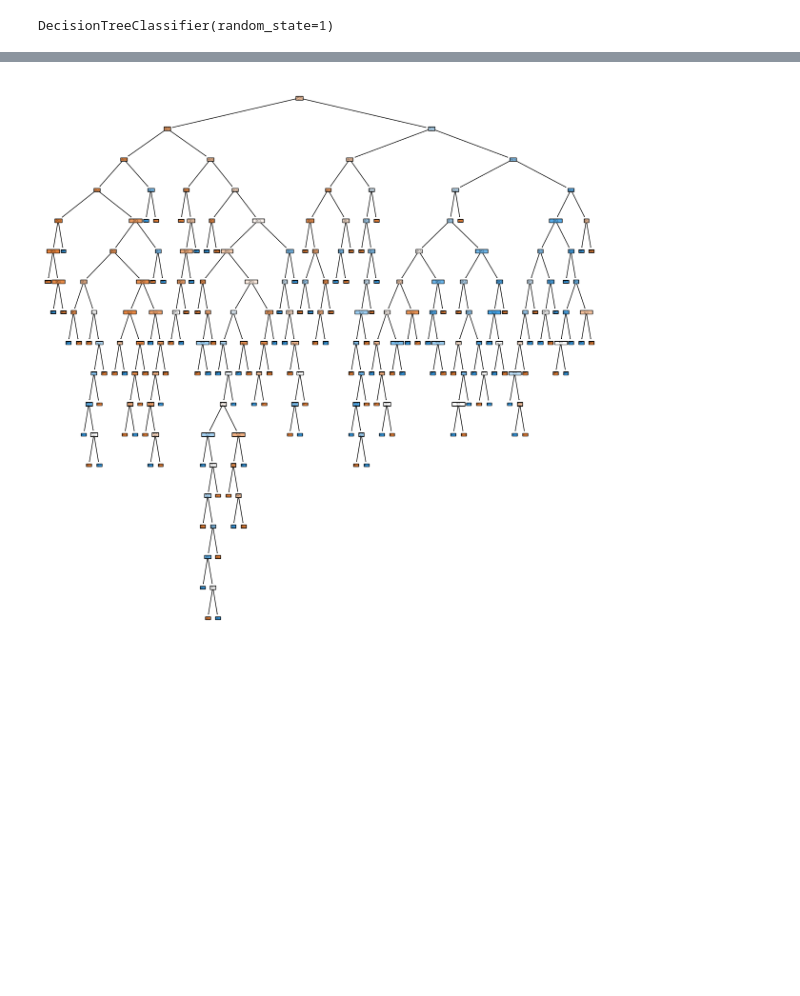
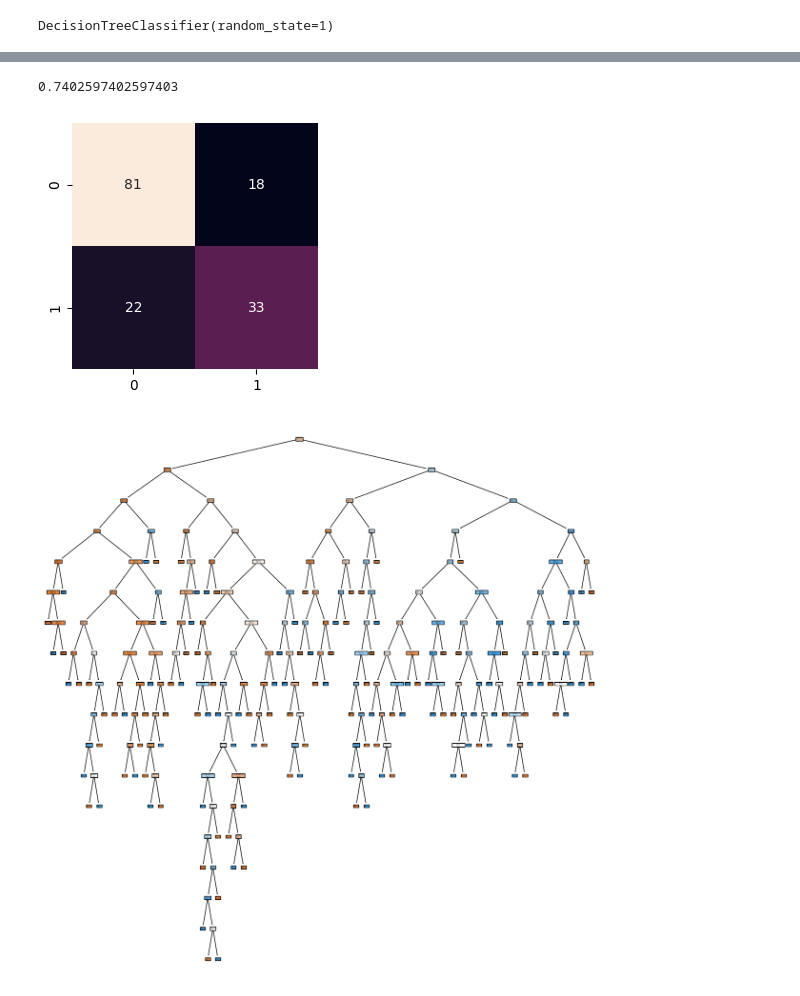
Before and after one commit to 4GeeksAcademy/MyML2, a Jupyter notebook: src/explore.ipynb, the cells around one changed output, grey strips where cells are left out. Drawn from its saved outputs; the diff is of its cells as text; code cells hidden in the pictures; blank space fills up the shorter version.

```diff
--- a/src/explore.ipynb
+++ b/src/explore.ipynb
@@ -162,3 +175,23 @@ DecisionTreeClassifier(random_state=1)
+# %%
+accuracy_score(y_test, y_pred)
+# %% [output]
+0.7402597402597403
+# %%
+import seaborn as sns
+
+data_matrix = confusion_matrix(y_test, y_pred)
+
+# Let's draw this matrix to make it more visual
+matrix_df = pd.DataFrame(data_matrix)
+
+plt.figure(figsize = (3, 3))
+sns.heatmap(matrix_df, annot=True, fmt="d", cbar=False)
+
+plt.tight_layout()
+
+plt.show()
+# %% [output]
+[figure, added]
 # %%
 fig = plt.figure(figsize=(15,15))
 
```
Also changed, not shown: parts of 11 cells of this notebook.
